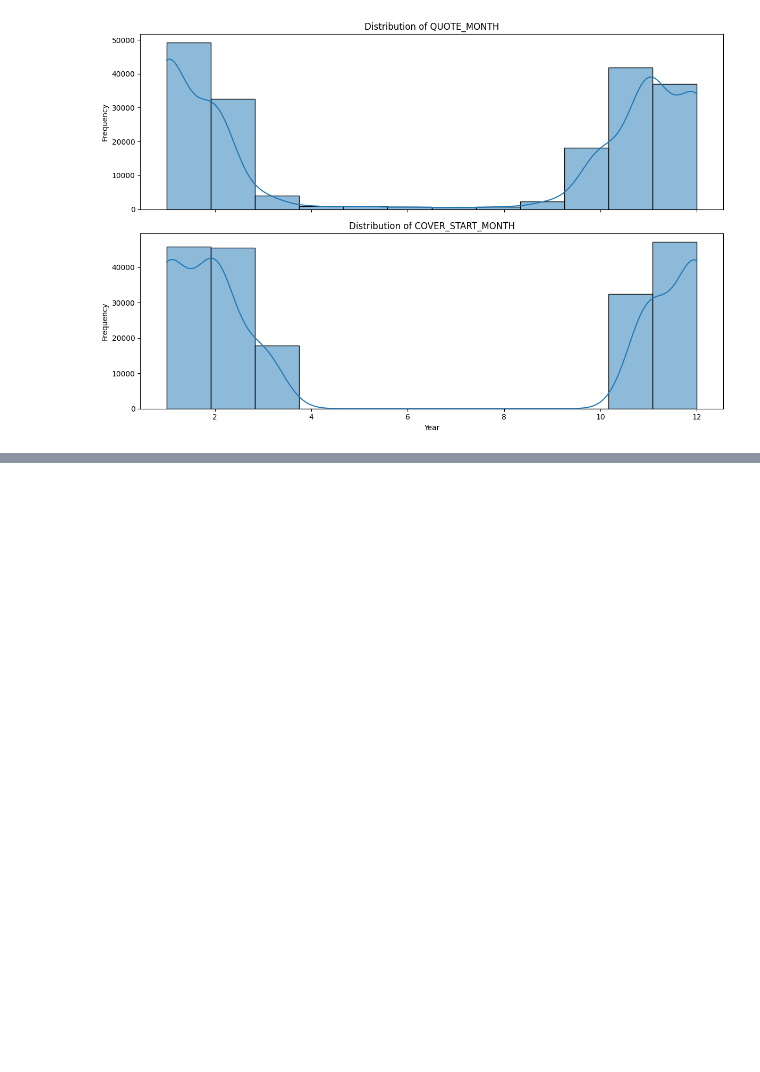
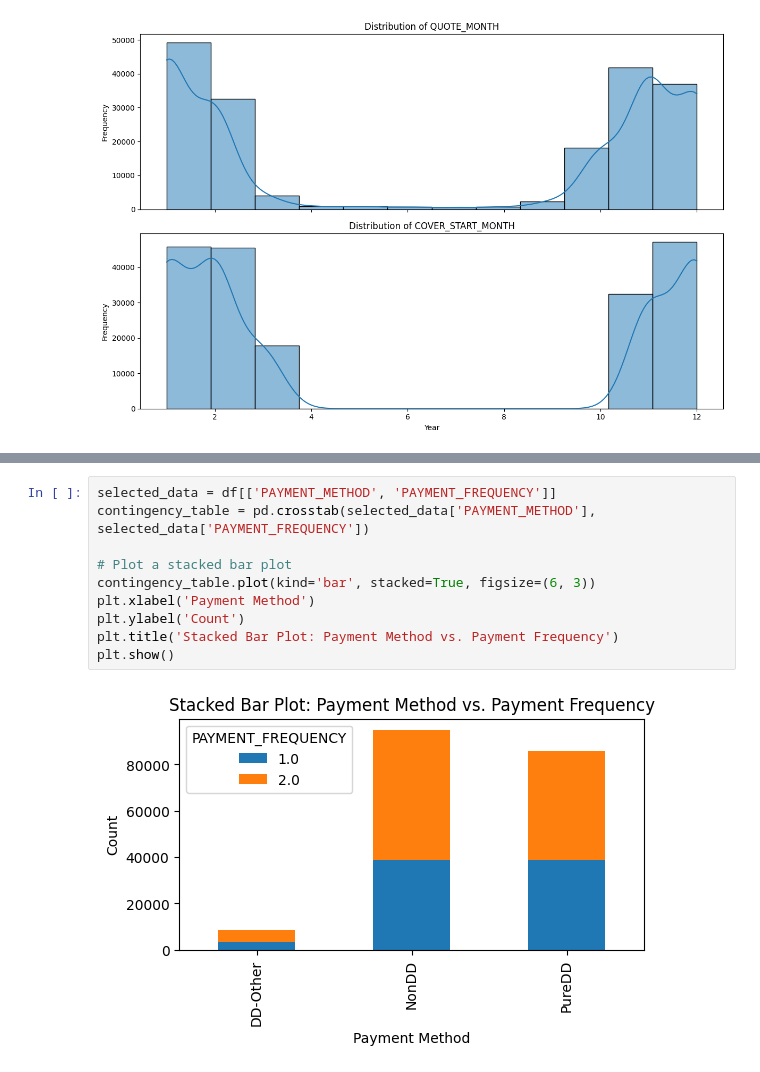
Before and after one commit to tajveer-31/Insurance_model, a Jupyter notebook: Property_insurance_premium.ipynb, the cells around one changed output, grey strips where cells are left out. Drawn from its saved outputs; the diff is of its cells as text; blank space fills up the shorter version.

```diff
--- a/Property_insurance_premium.ipynb
+++ b/Property_insurance_premium.ipynb
@@ -536,0 +575,12 @@ plt.show()
+# %%
+selected_data = df[['PAYMENT_METHOD', 'PAYMENT_FREQUENCY']]
+contingency_table = pd.crosstab(selected_data['PAYMENT_METHOD'], selected_data['PAYMENT_FREQUENCY'])
+
+# Plot a stacked bar plot
+contingency_table.plot(kind='bar', stacked=True, figsize=(6, 3))
+plt.xlabel('Payment Method')
+plt.ylabel('Count')
+plt.title('Stacked Bar Plot: Payment Method vs. Payment Frequency')
+plt.show()
+# %% [output]
+[figure, added]
```
Also changed, not shown: parts of 6 cells of this notebook.
